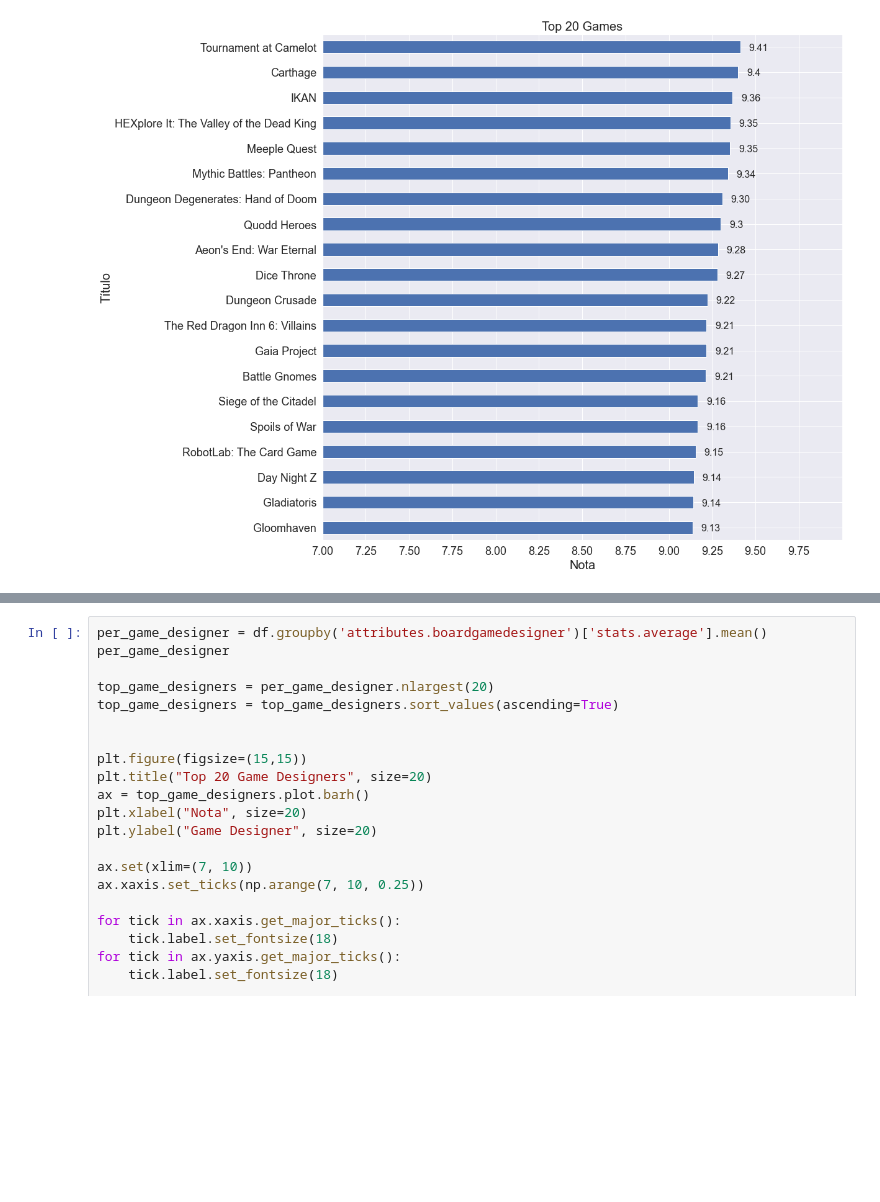
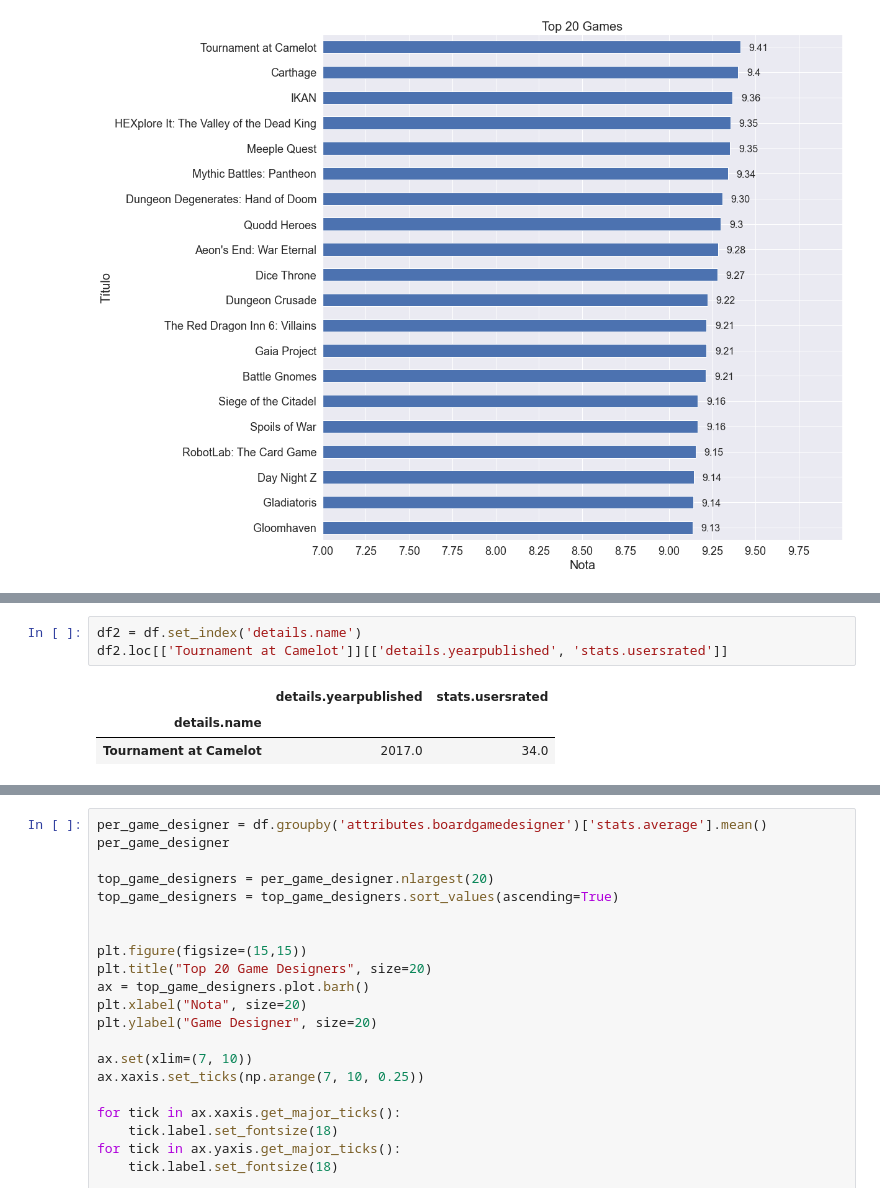
Before and after one commit to romulofff/BoardGameGeekAnalysis, a Jupyter notebook: boardgames.ipynb, the cells around one changed output, grey strips where cells are left out. Drawn from its saved outputs; the diff is of its cells as text; blank space fills up the shorter version.

```diff
--- a/boardgames.ipynb
+++ b/boardgames.ipynb
@@ -102,0 +140,7 @@ for i, v in enumerate(top_games):
+# %%
+df2 = df.set_index('details.name')
+df2.loc[['Tournament at Camelot']][['details.yearpublished', 'stats.usersrated']]
+# %% [output]
+|  | details.yearpublished | stats.usersrated |
+| details.name |  |  |
+| Tournament at Camelot | 2017.0 | 34.0 |
```
Also changed, not shown: parts of 24 cells of this notebook.
